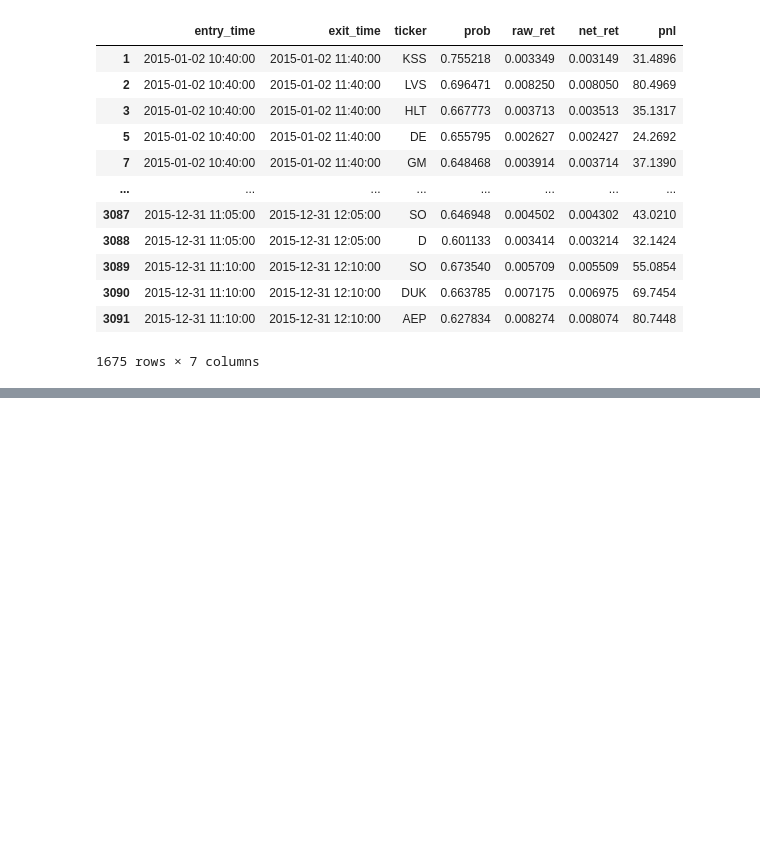
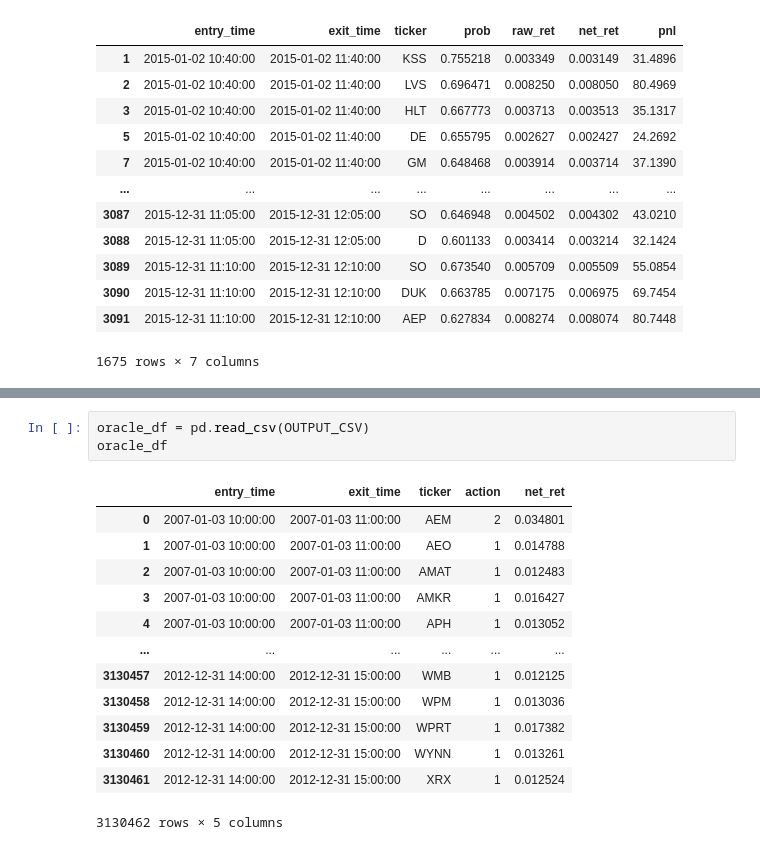
Before and after one commit to ptsanchez/ElegantRL, a Jupyter notebook: behavior_cloning/BC_dataset_generation.ipynb, the cells around one changed output, grey strips where cells are left out. Cells and saved outputs as stored; diff of their text form; blank space fills up the shorter version.

```diff
--- a/behavior_cloning/BC_dataset_generation.ipynb
+++ b/behavior_cloning/BC_dataset_generation.ipynb
@@ -268,0 +338,17 @@ pos_ret.describe().T
+# %%
+oracle_df = pd.read_csv(OUTPUT_CSV)
+oracle_df
+# %% [output]
+|  | entry_time | exit_time | ticker | action | net_ret |
+| 0 | 2007-01-03 10:00:00 | 2007-01-03 11:00:00 | AEM | 2 | 0.034801 |
+| 1 | 2007-01-03 10:00:00 | 2007-01-03 11:00:00 | AEO | 1 | 0.014788 |
+| 2 | 2007-01-03 10:00:00 | 2007-01-03 11:00:00 | AMAT | 1 | 0.012483 |
+| 3 | 2007-01-03 10:00:00 | 2007-01-03 11:00:00 | AMKR | 1 | 0.016427 |
+| 4 | 2007-01-03 10:00:00 | 2007-01-03 11:00:00 | APH | 1 | 0.013052 |
+| ... | ... | ... | ... | ... | ... |
+| 3130457 | 2012-12-31 14:00:00 | 2012-12-31 15:00:00 | WMB | 1 | 0.012125 |
+| 3130458 | 2012-12-31 14:00:00 | 2012-12-31 15:00:00 | WPM | 1 | 0.013036 |
+| 3130459 | 2012-12-31 14:00:00 | 2012-12-31 15:00:00 | WPRT | 1 | 0.017382 |
+| 3130460 | 2012-12-31 14:00:00 | 2012-12-31 15:00:00 | WYNN | 1 | 0.013261 |
+| 3130461 | 2012-12-31 14:00:00 | 2012-12-31 15:00:00 | XRX | 1 | 0.012524 |
+3130462 rows × 5 columns
```
Also changed, not shown: parts of 5 cells of this notebook.
